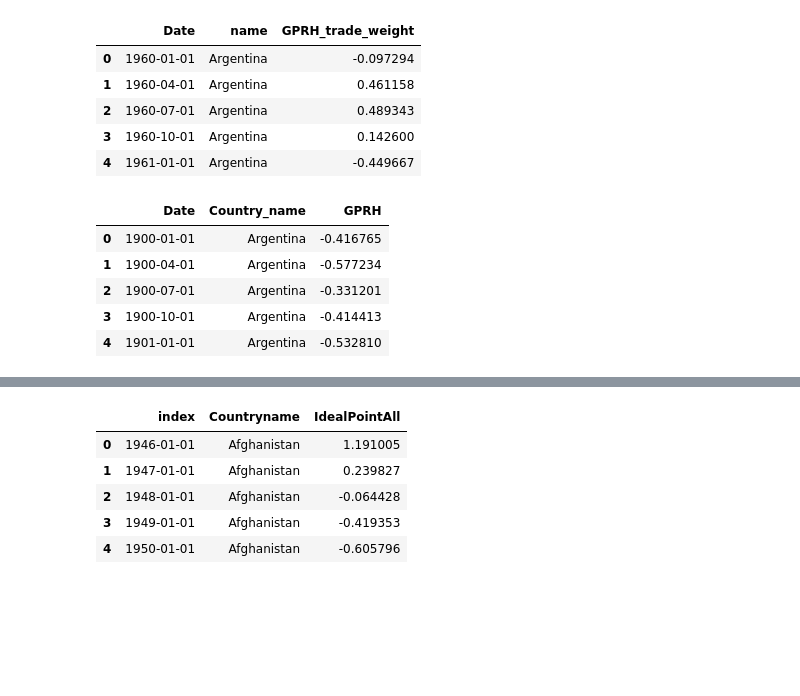
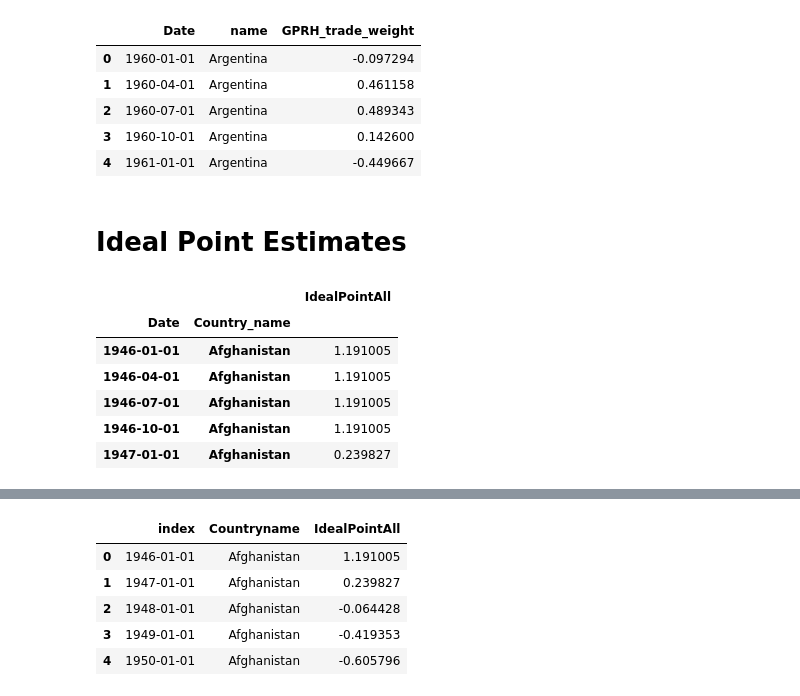
Before and after one commit to NumEconCopenhagen/projects-2024-mikkel-thomas, a Jupyter notebook: dataproject/dataproject.ipynb, the cells around one changed output, grey strips where cells are left out. Drawn from its saved outputs; the diff is of its cells as text; code cells hidden in the pictures; blank space fills up the shorter version.

```diff
--- a/dataproject/dataproject.ipynb
+++ b/dataproject/dataproject.ipynb
@@ -225,12 +371,24 @@ gpr_trade.head(5)
 | 2 | 1960-07-01 | Argentina | 0.489343 |
 | 3 | 1960-10-01 | Argentina | 0.142600 |
 | 4 | 1961-01-01 | Argentina | -0.449667 |
+# %% [markdown]
+# Ideal Point Estimates
+# %%
+filename = 'IdealpointestimatesAll_Sep2023.csv'
+df = pd.read_csv(filename, delimiter=';')
+
+# Create an instance of the idealpoint_clean class
+cleaner = dataproject.idealpoint_clean(df)
+
+# Returns the cleaned DataFrame
+df_idealpoint = cleaner()
 # %%
-gpr_long.head(5)
+df_idealpoint.head(5)
 # %% [output]
-|  | Date | Country_name | GPRH |
-| 0 | 1900-01-01 | Argentina | -0.416765 |
-| 1 | 1900-04-01 | Argentina | -0.577234 |
-| 2 | 1900-07-01 | Argentina | -0.331201 |
-| 3 | 1900-10-01 | Argentina | -0.414413 |
-| 4 | 1901-01-01 | Argentina | -0.532810 |
+|  |  | IdealPointAll |
+| Date | Country_name |  |
+| 1946-01-01 | Afghanistan | 1.191005 |
+| 1946-04-01 | Afghanistan | 1.191005 |
+| 1946-07-01 | Afghanistan | 1.191005 |
+| 1946-10-01 | Afghanistan | 1.191005 |
+| 1947-01-01 | Afghanistan | 0.239827 |
```
Also changed, not shown: parts of 42 cells of this notebook, 1 other file.
